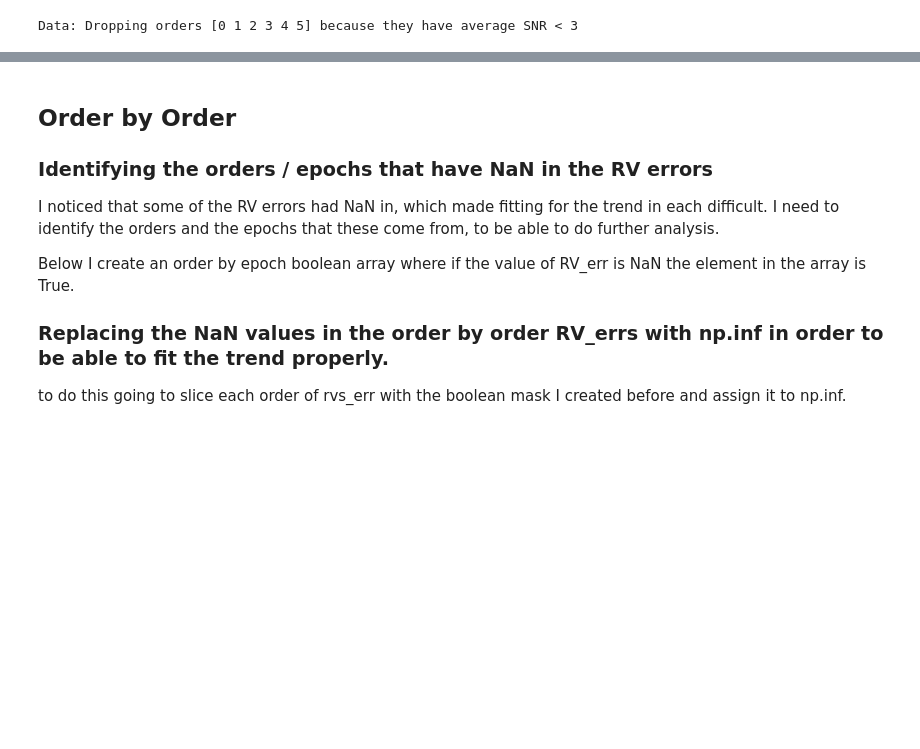
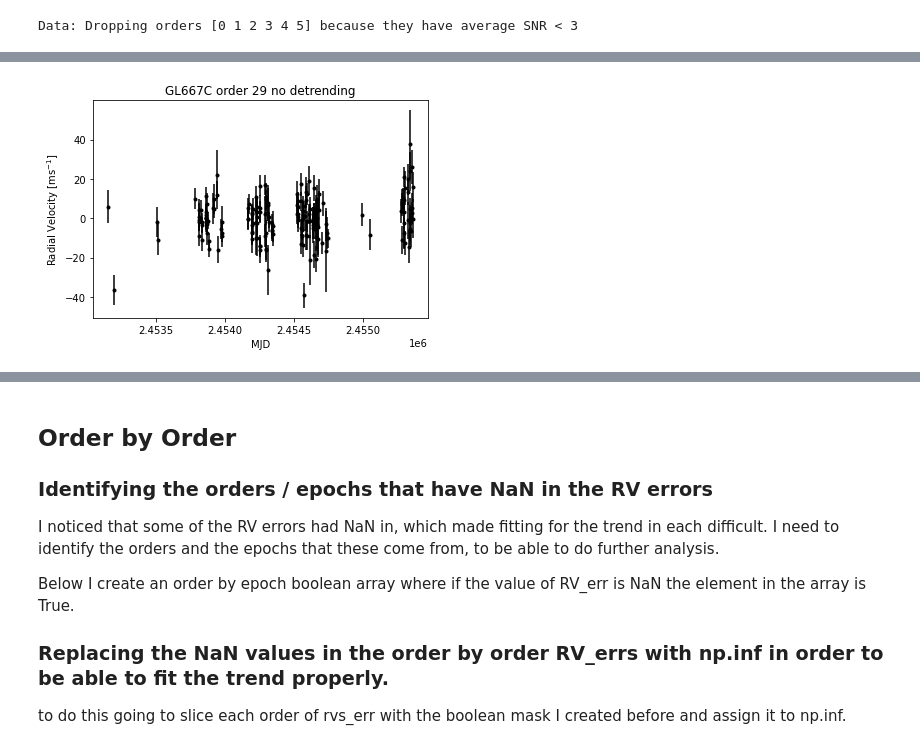
Before and after one commit to andrewjjolly/wobble_precision, a Jupyter notebook: scripts/wobble_precision_notebook.ipynb, the cells around one changed output, grey strips where cells are left out. Cells and saved outputs as stored; diff of their text form; code cells hidden in the pictures; blank space fills up the shorter version.

```diff
--- a/scripts/wobble_precision_notebook.ipynb
+++ b/scripts/wobble_precision_notebook.ipynb
@@ -246,3 +231,19 @@ def create_combined_orders(results):
+# %%
+rvs_all_orders = create_rvs_array(results, no_of_orders)
+rvs_all_orders_err = create_rvs_err_array(results, no_of_orders)
+rvs_all_orders_err, rvs_err_nans = nan_to_inf(rvs_all_orders_err)
+
+normalised_rvs = []
+
+for order in range(no_of_orders):
+    order_normalised_rvs = normalise_rvs(rvs_all_orders[order, :])
+    normalised_rvs.append(order_normalised_rvs)
+
+rvs_all_orders = np.array(normalised_rvs)
+# %%
+plot_rvs(times, rvs_all_orders[29,:], rvs_all_orders_err[29,:], 'GL667C order 29 no detrending')
+# %% [output]
+[figure, added]
 # %%
 detrended_rvs_combined, combined_rvs_trend, combined_rvs_trend_err = detrend_rvs(times, combined_order_rvs, combined_order_rvs_err)
 # %%
```
Also changed, not shown: parts of 24 cells of this notebook, 2 other files.
